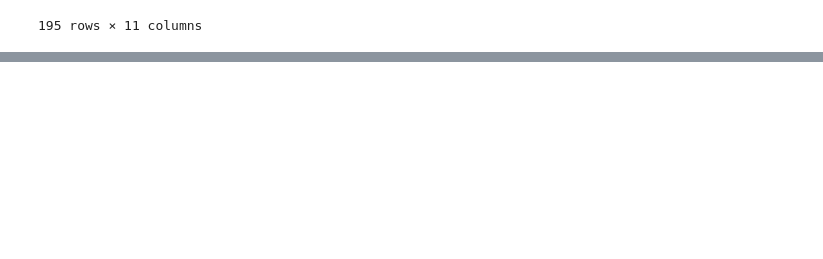
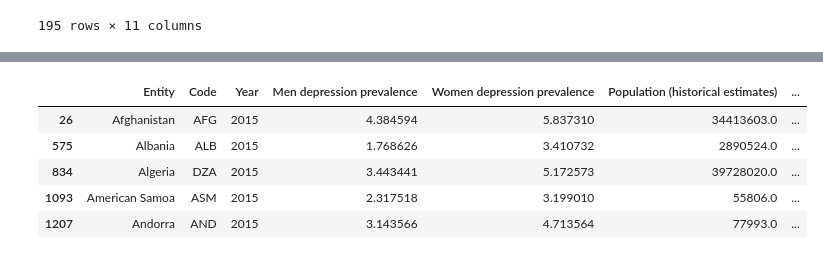
Before and after one commit to p-colomer/Mental_Health_ML_Analysis, a Jupyter notebook: cleaning_patricia.ipynb, the cells around one changed output, grey strips where cells are left out. Cells and saved outputs as stored; diff of their text form; code cells hidden in the pictures; blank space fills up the shorter version.

```diff
--- a/cleaning_patricia.ipynb
+++ b/cleaning_patricia.ipynb
@@ -581,0 +677,15 @@ df_share_mental_substance.to_csv('Clean_data/cleaned-share-with-mental-and-subst
+# %%
+df_depression_m_vs_f.columns = ['Entity', 'Code', 'Year',
+       'Men depression prevalence',
+       'Women depression prevalence',
+       'Population (historical estimates)', 'Continent', 'latitude',
+       'longitude']
+# %%
+df_depression_m_vs_f.head()
+# %% [output]
+|  | Entity | Code | Year | Men depression prevalence | Women depression prevalence | Population (historical estimates) | ... |
+| 26 | Afghanistan | AFG | 2015 | 4.384594 | 5.837310 | 34413603.0 | ... |
+| 575 | Albania | ALB | 2015 | 1.768626 | 3.410732 | 2890524.0 | ... |
+| 834 | Algeria | DZA | 2015 | 3.443441 | 5.172573 | 39728020.0 | ... |
+| 1093 | American Samoa | ASM | 2015 | 2.317518 | 3.199010 | 55806.0 | ... |
+| 1207 | Andorra | AND | 2015 | 3.143566 | 4.713564 | 77993.0 | ... |
```
Also changed, not shown: parts of 45 cells of this notebook, 2 other files.
